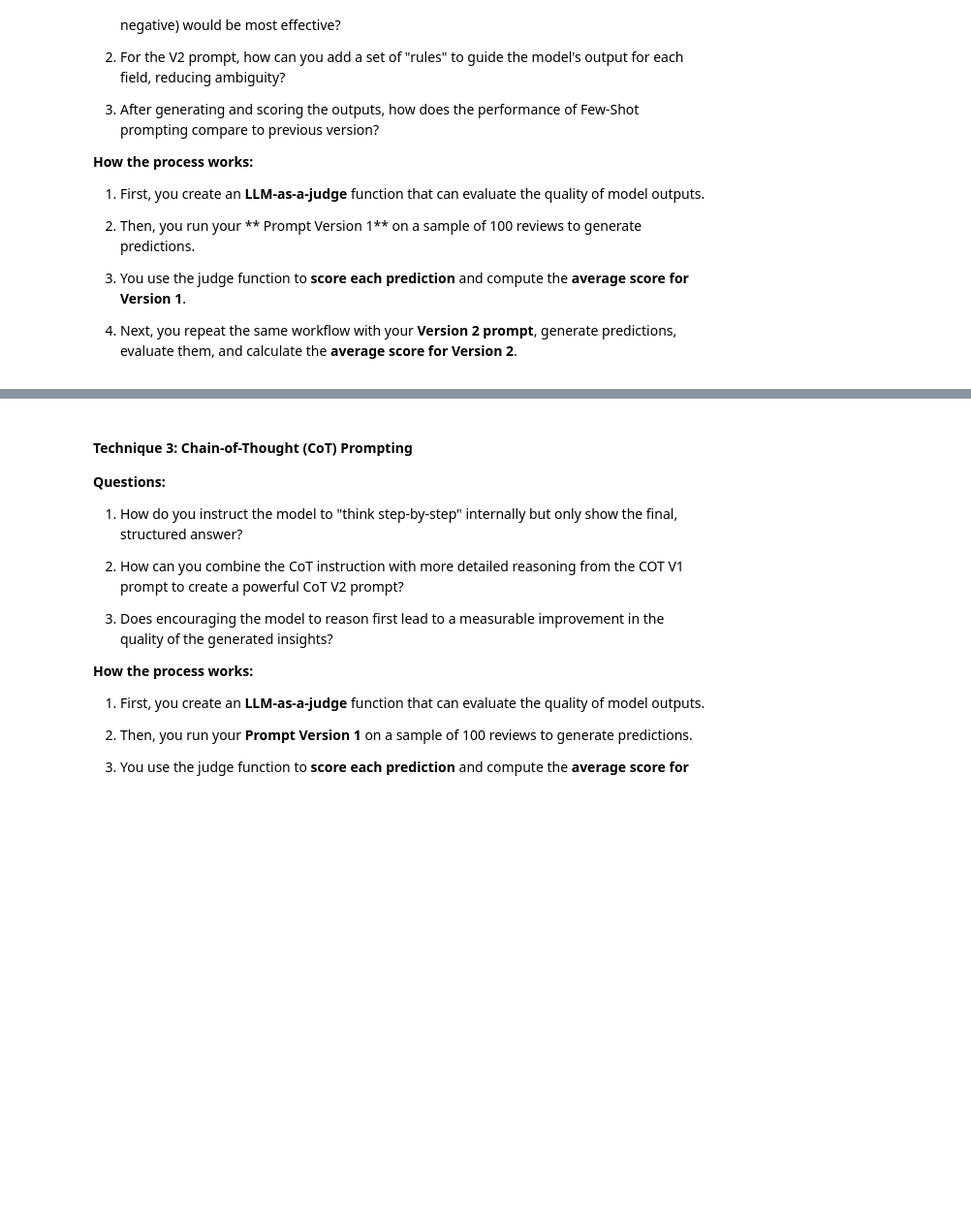
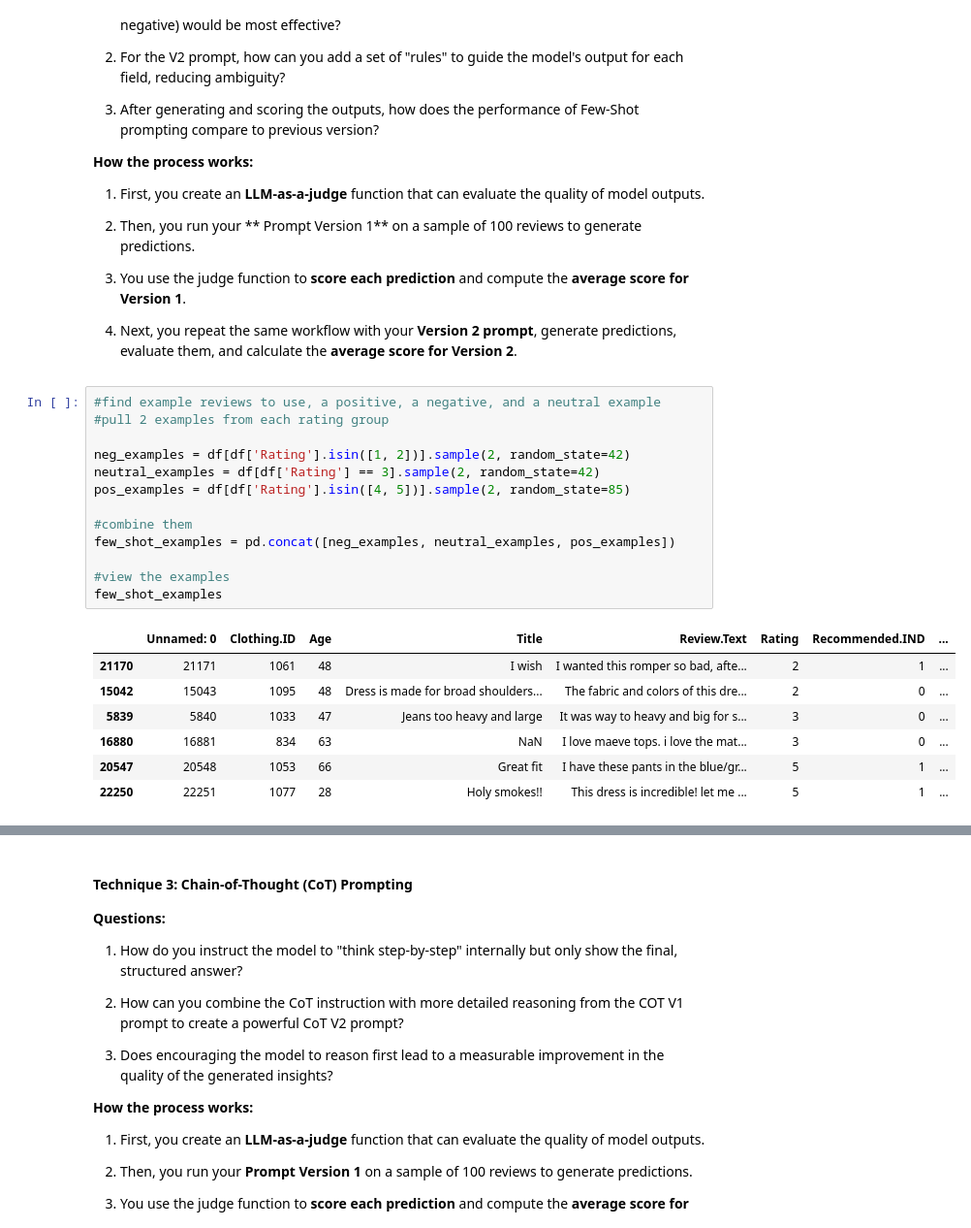
Before and after one commit to mikejoe144/MIT_Course_Capstone_Project, a Jupyter notebook: Real-Time_Retail_Feedback_Intelligence_Full_code.ipynb, the cells around one changed output, grey strips where cells are left out. Shown at 97% size. Saved outputs shown, nothing was run; the diff lists cells and outputs as text; blank space fills up the shorter version.

Commit message:
finished few shot prompting

```diff
--- a/Real-Time_Retail_Feedback_Intelligence_Full_code.ipynb
+++ b/Real-Time_Retail_Feedback_Intelligence_Full_code.ipynb
@@ -997,3 +997,24 @@ Average Judge Score zero shot V2: 0.94
 3.  You use the judge function to **score each prediction** and compute the **average score for Version 1**.
 
 4.  Next, you repeat the same workflow with your **Version 2 prompt**, generate predictions, evaluate them, and calculate the **average score for Version 2**.
+# %%
+#find example reviews to use, a positive, a negative, and a neutral example
+#pull 2 examples from each rating group
+
+neg_examples = df[df['Rating'].isin([1, 2])].sample(2, random_state=42)
+neutral_examples = df[df['Rating'] == 3].sample(2, random_state=42)
+pos_examples = df[df['Rating'].isin([4, 5])].sample(2, random_state=85)
+
+#combine them
+few_shot_examples = pd.concat([neg_examples, neutral_examples, pos_examples])
+
+#view the examples
+few_shot_examples
+# %% [output]
+|  | Unnamed: 0 | Clothing.ID | Age | Title | Review.Text | Rating | Recommended.IND | ... |
+| 21170 | 21171 | 1061 | 48 | I wish | I wanted this romper so bad, afte... | 2 | 1 | ... |
+| 15042 | 15043 | 1095 | 48 | Dress is made for broad shoulders... | The fabric and colors of this dre... | 2 | 0 | ... |
+| 5839 | 5840 | 1033 | 47 | Jeans too heavy and large | It was way to heavy and big for s... | 3 | 0 | ... |
+| 16880 | 16881 | 834 | 63 | NaN | I love maeve tops. i love the mat... | 3 | 0 | ... |
+| 20547 | 20548 | 1053 | 66 | Great fit | I have these pants in the blue/gr... | 5 | 1 | ... |
+| 22250 | 22251 | 1077 | 28 | Holy smokes!! | This dress is incredible! let me ... | 5 | 1 | ... |
```
Also changed, not shown: parts of 15 cells of this notebook.
